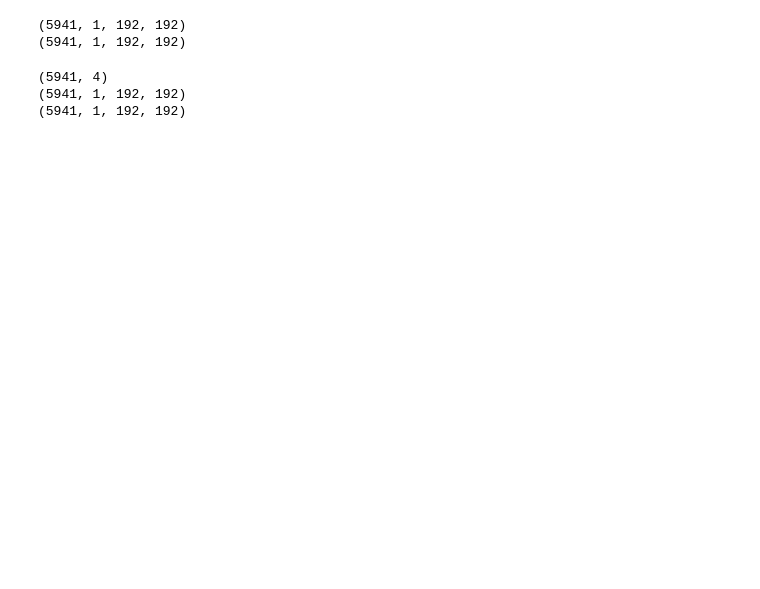
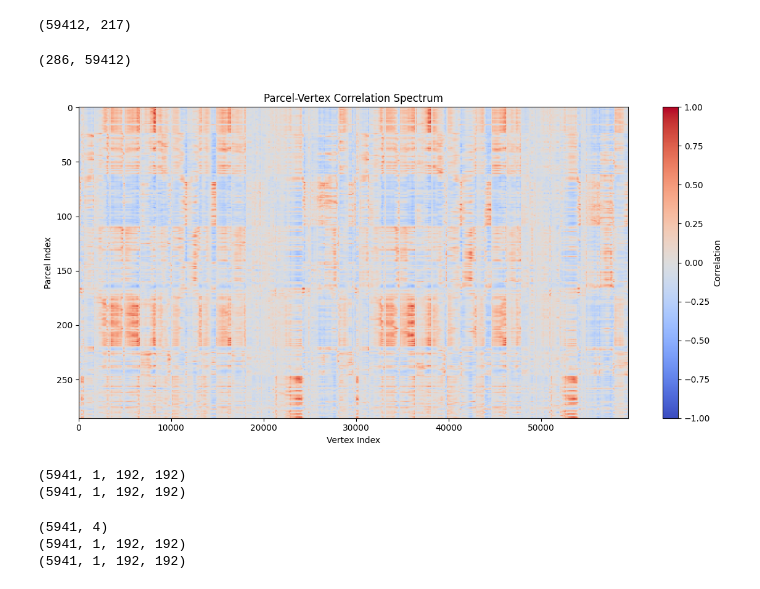
Before and after one commit to Era5eMe/Tu-2025-VAE_FC_embedding, a Jupyter notebook: format_fsLR32k_to_192by192.ipynb, the cells around one changed output. Drawn from its saved outputs; the diff is of its cells as text; code cells hidden in the pictures; blank space fills up the shorter version.

```diff
--- a/format_fsLR32k_to_192by192.ipynb
+++ b/format_fsLR32k_to_192by192.ipynb
@@ -234,41 +342,44 @@ def visualize_representations(zs, labels):
 # %%
-example_cifti_cohort_filepath = "./data/cohort_files/cohortfiles_washu120.txt"
-example_tmask_cohort_filepath = "./data/tmask_files/tmasklist_washu120.txt"
+dtseries_img = nib.load(dtseries_path)
+dtseries_data = dtseries_img.get_fdata()
+bm_index_map = dtseries_img.header.get_index_map(1)
 
-cifti_cohort_df = pd.read_csv(example_cifti_cohort_filepath, delim_whitespace=True, header=None)
-tmask_cohort_df = pd.read_csv(example_tmask_cohort_filepath, delim_whitespace=True, header=None)
+# Initialize storage
+vertex_indices = []
+# Loop through the brain models in the index map
+for bm in bm_index_map.brain_models:
+    structure = bm.brain_structure
+    if structure in ['CIFTI_STRUCTURE_CORTEX_LEFT', 'CIFTI_STRUCTURE_CORTEX_RIGHT']:
+        # Convert Cifti2VertexIndices to numpy array
+        offset = bm.index_offset
+        count = bm.index_count
+        vertex_indices.extend(range(offset, offset + count))
 
-example_idx = 111
-subj, cifti1_path = cifti_cohort_df.iloc[example_idx, :2].tolist()
-tmask_subj, tmask_path = tmask_cohort_df.iloc[example_idx, :].tolist()
+vertex_indices = np.array(vertex_indices)
+cortex_dtseries = np.transpose(dtseries_data[:, vertex_indices])
+masked_cortex_dtseries = cortex_dtseries[:, tmask]
 
-assert subj == tmask_subj
-tmask = np.loadtxt(tmask_path, dtype=int).astype(bool)
-
-cifti2_path = cifti2_filename(cifti1_path, "./data/washu120/")
-transmat_path = "./mask"
-
-# cifti_img = nib.load(cifti2_path)
-# cifti_data = cifti_img.get_fdata()
-# cifti_header = cifti_img.header
-# bm_index_map = cifti_img.header.get_index_map(1)
-
-# # Initialize storage
-# vertex_indices = []
-# # Loop through the brain models in the index map
-# for bm in bm_index_map.brain_models:
-#     structure = bm.brain_structure
-#     if structure in ['CIFTI_STRUCTURE_CORTEX_LEFT', 'CIFTI_STRUCTURE_CORTEX_RIGHT']:
-#         # Convert Cifti2VertexIndices to numpy array
-#         offset = bm.index_offset
-#         count = bm.index_count
-#         vertex_indices.extend(range(offset, offset + count))
-
-# vertex_indices = np.array(vertex_indices)
-# cortex_ts = np.transpose(cifti_data[:, vertex_indices])
-# masked_cortex_ts = cortex_ts[:, tmask]
-# corr_matrix = np.corrcoef(masked_cortex_ts)
-# print(corr_matrix.shape)
+print(masked_cortex_dtseries.shape)
+# %% [output]
+(59412, 217)
+# %%
+full_corr_matrix = np.corrcoef(np.vstack([ptseries_masked, masked_cortex_dtseries]))
+num_parcels = ptseries_masked.shape[0]
+parcel_vertex_corr_matrix = full_corr_matrix[:num_parcels, num_parcels:]
+
+print(parcel_vertex_corr_matrix.shape)
+
+plt.figure(figsize=(12, 6))
+plt.imshow(parcel_vertex_corr_matrix, aspect='auto', cmap='coolwarm', vmin=-1, vmax=1)
+plt.colorbar(label='Correlation')
+plt.xlabel('Vertex Index')
+plt.ylabel('Parcel Index')
+plt.title('Parcel-Vertex Correlation Spectrum')
+plt.tight_layout()
+plt.show()
+# %% [output]
+(286, 59412)
+[figure, added]
 # %%
 # left_mask_struct = sio.loadmat(os.path.join(transmat_path, "Left_fMRI2Grid_192_by_192_NN.mat"))
 # left_mask = left_mask_struct['grid_mapping']
```
Also changed, not shown: parts of 6 cells of this notebook, 1 other file.
